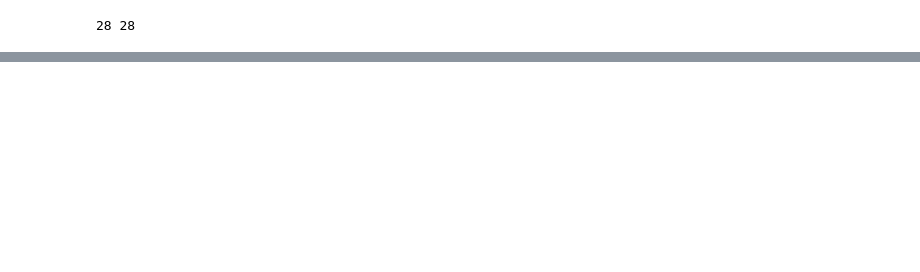
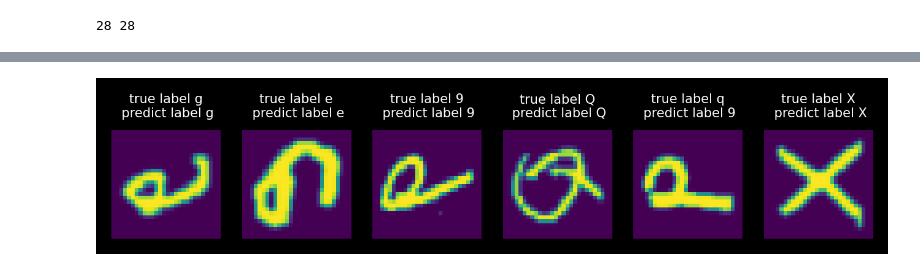
Before and after one commit to yuhangz/cv_task, a Jupyter notebook: code/MLP.ipynb, the cells around one changed output, grey strips where cells are left out. Saved outputs shown, nothing was run; the diff lists cells and outputs as text; code cells hidden in the pictures; blank space fills up the shorter version.

```diff
--- a/code/MLP.ipynb
+++ b/code/MLP.ipynb
@@ -193,6 +228,9 @@ if train_on_gpu:
 
 model.train() # prep model for training
 
+losses = []
+accs = []
+
 for epoch in range(n_epochs):
     # monitor training loss
     train_loss = 0.0
@@ -215,8 +253,16 @@ for epoch in range(n_epochs):
         # perform a single optimization step (parameter update)
         optimizer.step()
         # update running trainngi loss
-        train_loss += loss.item()*data.size(0)
-    scheduler.step()
+        train_loss += loss.item() * data.size(0)
+        # scheduler.step()
+
+        with torch.no_grad():
+            predict = output.argmax(1).cpu()
+            acc = accuracy_score(target.cpu(), predict)
+
+        losses.append(loss.item())
+        accs.append(acc)
+
     # print training statistics
     # calculate average loss over an epoch
     train_loss = train_loss/len(train_loader.dataset)
@@ -318,0 +386,12 @@ Test Accuracy (Overall): 84% (15953/18800)
+# %%
+# 绘制 test 的前 6 个样本的预测结果
+plt.figure(dpi=250)
+for i in range(6):
+    plt.subplot(1, 6, i + 1)
+    plt.imshow(six_samples[i][0])
+    plt.title('true label {}\n predict label {}'.format(label_dict[gt_labels[i].item()], label_dict[predict_labels[i].item()]), fontsize=6)
+    plt.grid(False)
+    plt.axis('off')
+plt.savefig('../figure/mlp.test.sample.png')
+# %% [output]
+[figure, added]
```
Also changed, not shown: parts of 9 cells of this notebook, 19 other files.
